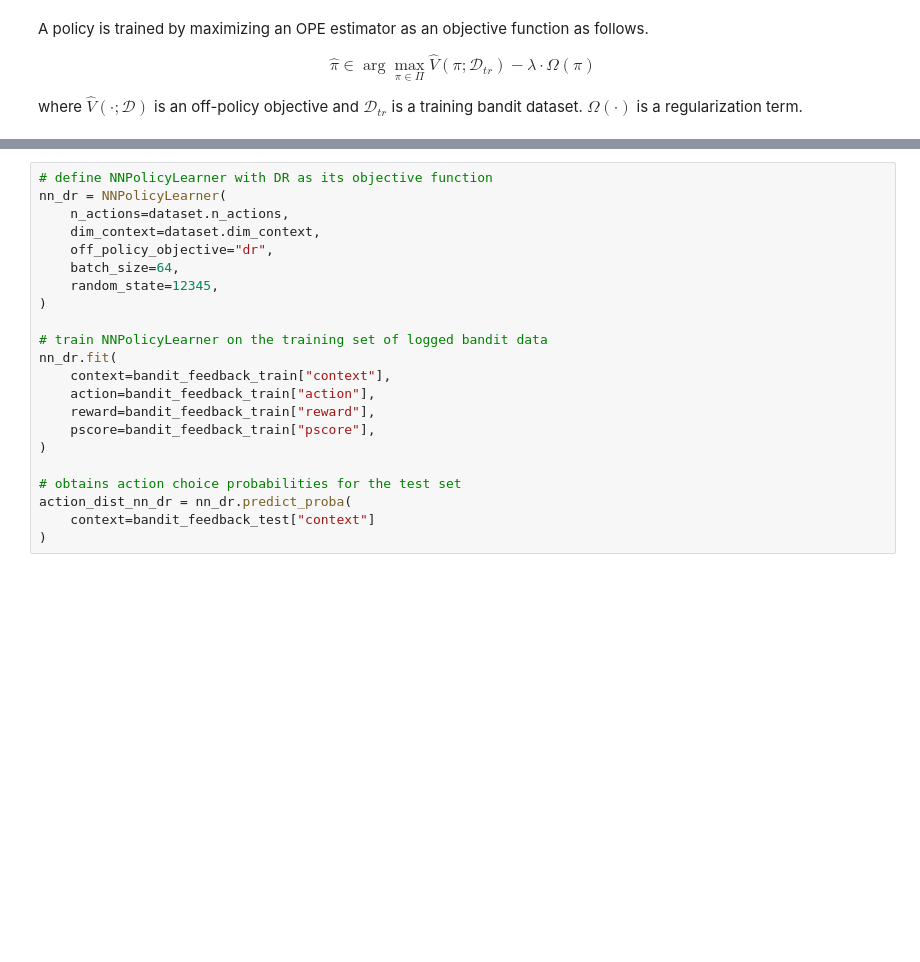
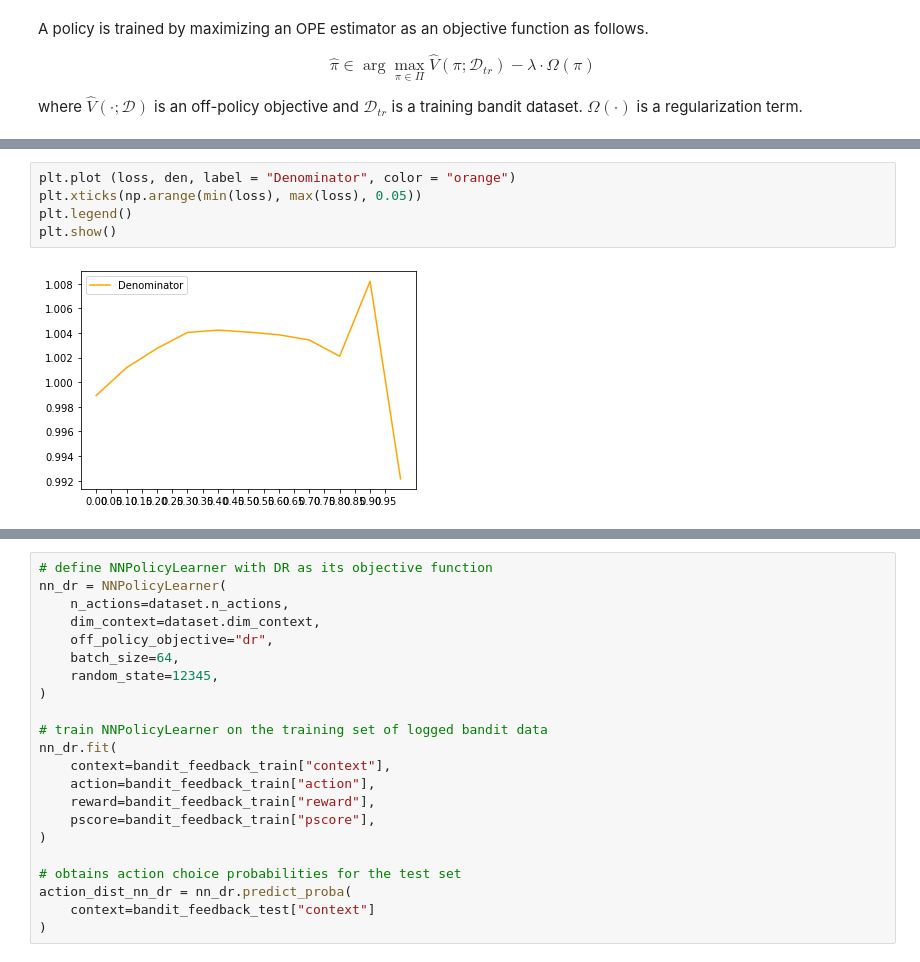
Before and after one commit to Tanvikapoor14/zr-obp, a Jupyter notebook: examples/quickstart/opl_tk_edited.ipynb, the cells around one changed output, grey strips where cells are left out. Drawn from its saved outputs; the diff is of its cells as text; blank space fills up the shorter version.

```diff
--- a/examples/quickstart/opl_tk_edited.ipynb
+++ b/examples/quickstart/opl_tk_edited.ipynb
@@ -212,0 +371,7 @@ TypeError: __init__() got an unexpected keyword argument 'loss_translation'
+# %%
+plt.plot (loss, den, label = "Denominator", color = "orange")
+plt.xticks(np.arange(min(loss), max(loss), 0.05))
+plt.legend()
+plt.show()
+# %% [output]
+[figure, added]
```
Also changed, not shown: parts of 12 cells of this notebook, 1 other file.
